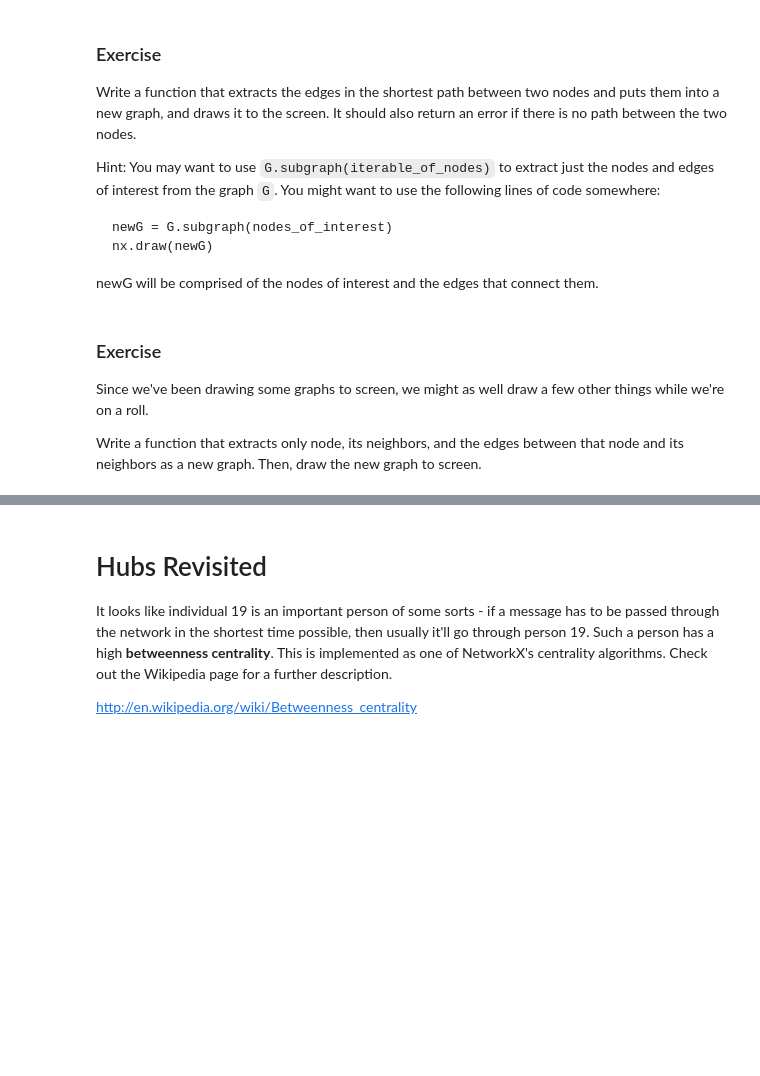
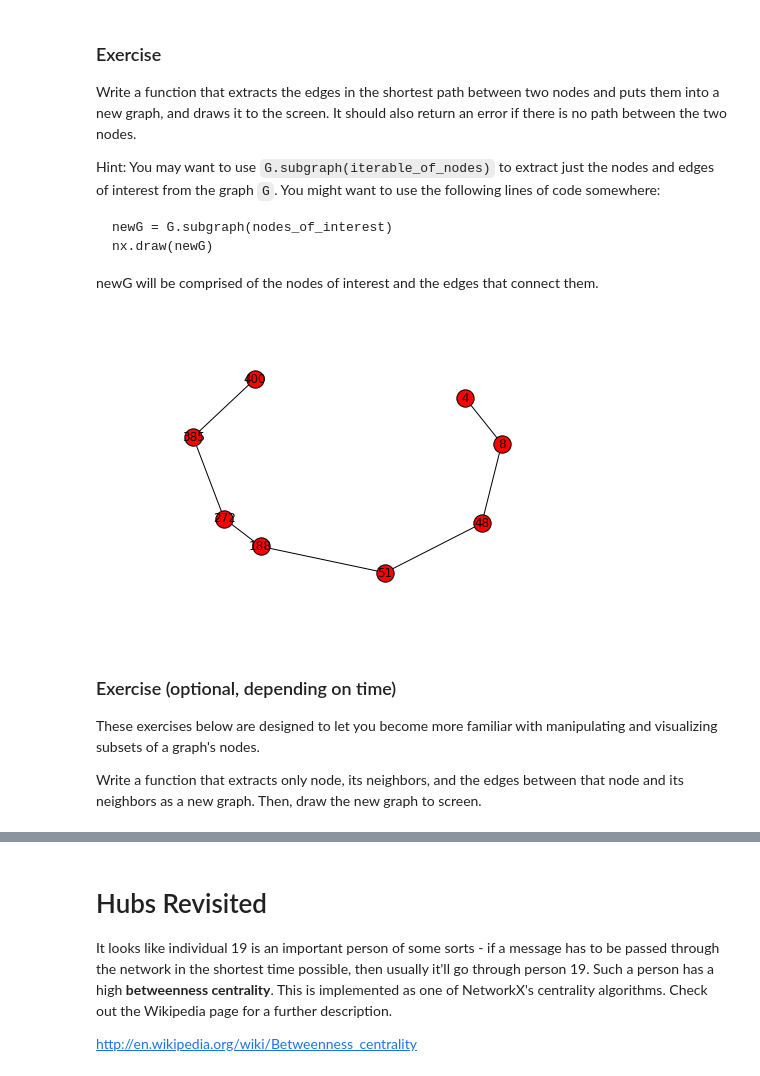
Before and after one commit to ericmjl/Network-Analysis-Made-Simple, a Jupyter notebook: 3. Hubs and Paths (Instructor).ipynb, the cells around one changed output, grey strips where cells are left out. Cells and saved outputs as stored; diff of their text form; code cells hidden in the pictures; blank space fills up the shorter version.

Commit message:
All examples have been reworked!

```diff
--- a/3. Hubs and Paths (Instructor).ipynb
+++ b/3. Hubs and Paths (Instructor).ipynb
@@ -262,22 +270,24 @@ newG will be comprised of the nodes of interest and the edges that connect them.
 # %%
 # Possible Answer:
 
 def extract_path_edges(G, source, target):
     # Check to make sure that a path does exists between source and target.
     if nx.has_path(G, source, target):
         nodes = nx.shortest_path(G, source, target)
         newG = G.subgraph(nodes)
         return newG
 
     else:
         raise Exception('Path does not exist between nodes {0} and {1}.'.format(source, target))
 
-newG = extract_path_edges(G, 1, 14)
+newG = extract_path_edges(G, 4, 400)
 nx.draw(newG, with_labels=True)
+# %% [output]
+[figure, added]
 # %% [markdown]
-### Exercise
+### Exercise (optional, depending on time)
 
-Since we've been drawing some graphs to screen, we might as well draw a few other things while we're on a roll.
+These exercises below are designed to let you become more familiar with manipulating and visualizing subsets of a graph's nodes.
 
 Write a function that extracts only node, its neighbors, and the edges between that node and its neighbors as a new graph. Then, draw the new graph to screen.
 # %%
```
Also changed, not shown: parts of 32 cells of this notebook, 9 other files.
